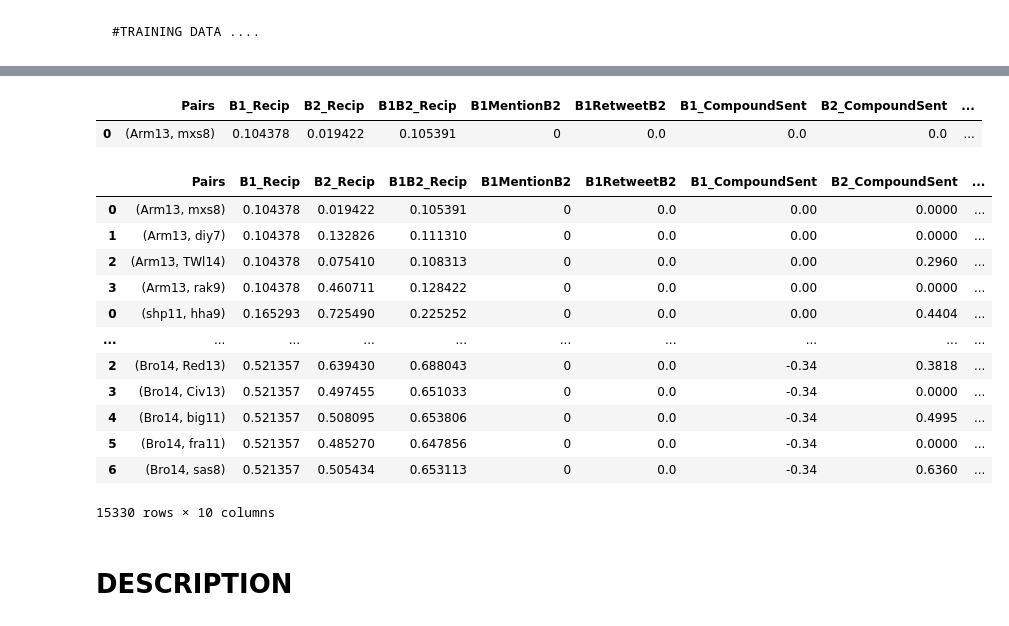
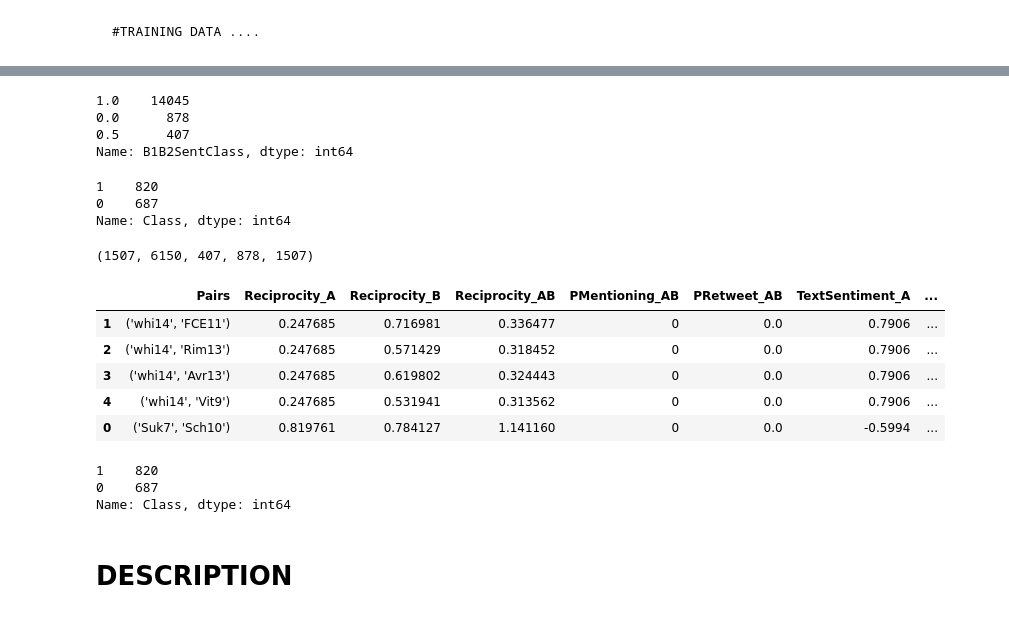
Before and after one commit to ijdutse/XAI-project, a Jupyter notebook: data/ML Training Datasets.ipynb, the cells around one changed output, grey strips where cells are left out. Drawn from its saved outputs; the diff is of its cells as text; code cells hidden in the pictures.

Commit message:
training data and description

```diff
--- a/data/ML Training Datasets.ipynb
+++ b/data/ML Training Datasets.ipynb
@@ -443,25 +439,43 @@ df1.head(1)
+# %%
+df1 = pd.read_csv('data/fullset-of-reciprocated-data-class10.csv')
+df1.B1B2SentClass.value_counts()
+# %% [output]
+1.0    14045
+0.0      878
+0.5      407
+Name: B1B2SentClass, dtype: int64
+# %%
+#THE TRAINING DATA:
+dt1 = df1[df1.B1B2SentClass==1.0]
+dt05 = df1[df1.B1B2SentClass ==0.5]
+dt0 = df1[df1.B1B2SentClass==0.0]
+dt1 = df1[df1.B1B2SentClass==1.0]
+dt1 = dt1[dt1.Class==0]
+df = dt05.append([dt0[:600], dt1[:500]])
+df.Class.value_counts()
+# %% [output]
+1    820
+0    687
+Name: Class, dtype: int64
 # %%
-#THE TRAINING DATA:
-dt = df1[['Pairs','B1_Recip', 'B2_Recip', 'B1B2_Recip','B1MentionB2', 'B1RetweetB2',
-          'B1_CompoundSent','B2_CompoundSent','B1B2TextSim','Class']]
-dt.head(1)
+#extracts ....
+dt = df[['Pairs','B1_Recip', 'B2_Recip', 'B1B2_Recip','B1MentionB2', 'B1RetweetB2',
+        'B1_CompoundSent','B2_CompoundSent','B1B2TextSim','InterestingnessB1B2','Class']]
+len(dt), len(dt1), len(dt05), len(dt0), len(df)
 # %% [output]
-|  | Pairs | B1_Recip | B2_Recip | B1B2_Recip | B1MentionB2 | B1RetweetB2 | B1_CompoundSent | B2_CompoundSent | ... |
-| 0 | (Arm13, mxs8) | 0.104378 | 0.019422 | 0.105391 | 0 | 0.0 | 0.0 | 0.0 | ... |
+(1507, 6150, 407, 878, 1507)
 # %%
+dt = dt.rename(columns={'B1_Recip':'Reciprocity_A', 'B2_Recip':'Reciprocity_B',
+                'B1B2_Recip':'Reciprocity_AB','B1RetweetB2':'PRetweet_AB',
+                'B1MentionB2':'PMentioning_AB','B1_CompoundSent':'TextSentiment_A',
+        'B2_CompoundSent': 'TextSentiment_B', 'B1B2TextSim':'TextSimilarity_AB',
+                       'InterestingnessB1B2':'Interestingness_AB'})
 #dt.to_csv('data/ml-training-dataset.csv', index_label=False)
-dt
+dt.head()
 # %% [output]
-|  | Pairs | B1_Recip | B2_Recip | B1B2_Recip | B1MentionB2 | B1RetweetB2 | B1_CompoundSent | B2_CompoundSent | ... |
-| 0 | (Arm13, mxs8) | 0.104378 | 0.019422 | 0.105391 | 0 | 0.0 | 0.00 | 0.0000 | ... |
-| 1 | (Arm13, diy7) | 0.104378 | 0.132826 | 0.111310 | 0 | 0.0 | 0.00 | 0.0000 | ... |
-| 2 | (Arm13, TWl14) | 0.104378 | 0.075410 | 0.108313 | 0 | 0.0 | 0.00 | 0.2960 | ... |
-| 3 | (Arm13, rak9) | 0.104378 | 0.460711 | 0.128422 | 0 | 0.0 | 0.00 | 0.0000 | ... |
-| 0 | (shp11, hha9) | 0.165293 | 0.725490 | 0.225252 | 0 | 0.0 | 0.00 | 0.4404 | ... |
-| ... | ... | ... | ... | ... | ... | ... | ... | ... | ... |
-| 2 | (Bro14, Red13) | 0.521357 | 0.639430 | 0.688043 | 0 | 0.0 | -0.34 | 0.3818 | ... |
-| 3 | (Bro14, Civ13) | 0.521357 | 0.497455 | 0.651033 | 0 | 0.0 | -0.34 | 0.0000 | ... |
-| 4 | (Bro14, big11) | 0.521357 | 0.508095 | 0.653806 | 0 | 0.0 | -0.34 | 0.4995 | ... |
-| 5 | (Bro14, fra11) | 0.521357 | 0.485270 | 0.647856 | 0 | 0.0 | -0.34 | 0.0000 | ... |
-| 6 | (Bro14, sas8) | 0.521357 | 0.505434 | 0.653113 | 0 | 0.0 | -0.34 | 0.6360 | ... |
+|  | Pairs | Reciprocity_A | Reciprocity_B | Reciprocity_AB | PMentioning_AB | PRetweet_AB | TextSentiment_A | ... |
+| 1 | ('whi14', 'FCE11') | 0.247685 | 0.716981 | 0.336477 | 0 | 0.0 | 0.7906 | ... |
+| 2 | ('whi14', 'Rim13') | 0.247685 | 0.571429 | 0.318452 | 0 | 0.0 | 0.7906 | ... |
+| 3 | ('whi14', 'Avr13') | 0.247685 | 0.619802 | 0.324443 | 0 | 0.0 | 0.7906 | ... |
+| 4 | ('whi14', 'Vit9') | 0.247685 | 0.531941 | 0.313562 | 0 | 0.0 | 0.7906 | ... |
+| 0 | ('Suk7', 'Sch10') | 0.819761 | 0.784127 | 1.141160 | 0 | 0.0 | -0.5994 | ... |
-15330 rows × 10 columns
@@ -470,0 +482,6 @@ dt
+# %%
+dt.Class.value_counts()
+# %% [output]
+1    820
+0    687
+Name: Class, dtype: int64
```
Also changed, not shown: parts of 5 cells of this notebook.
